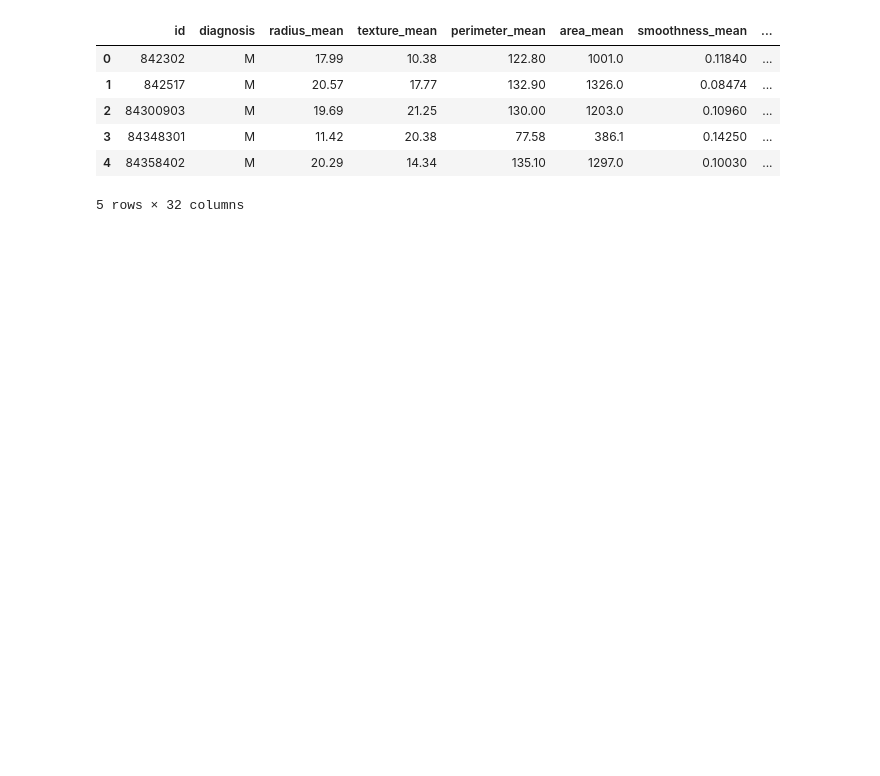
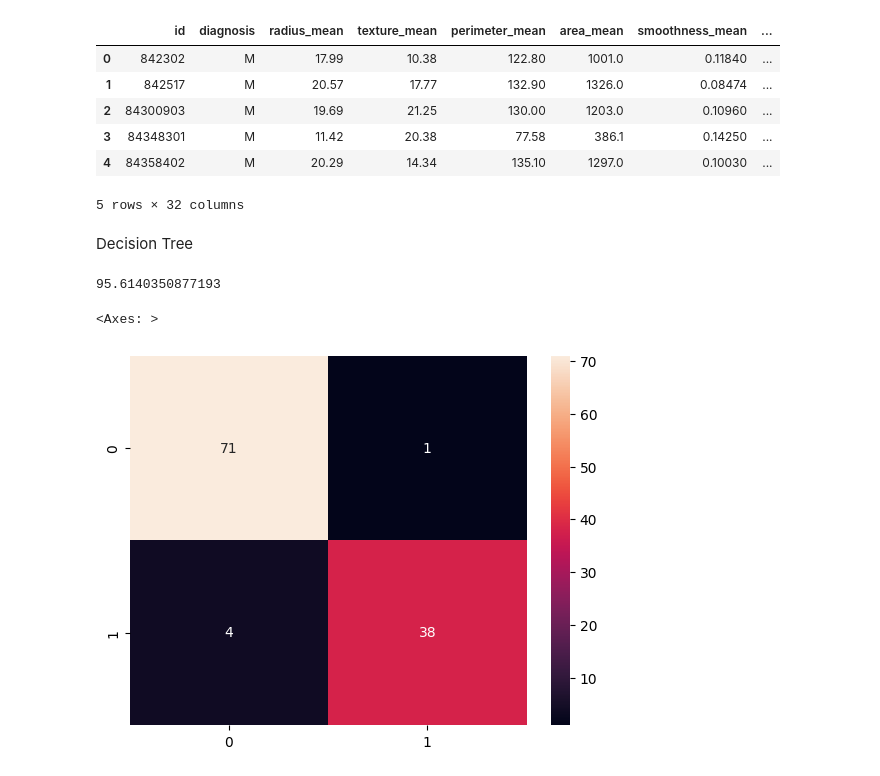
Before and after one commit to HelenZ1/Group3_Repo, a Jupyter notebook: Classification Models/Classification_models.ipynb, the cells around one changed output. Cells and saved outputs as stored; diff of their text form; code cells hidden in the pictures; blank space fills up the shorter version.

Commit message:
Implementation of decision tree and random forest model

```diff
--- a/Classification Models/Classification_models.ipynb
+++ b/Classification Models/Classification_models.ipynb
@@ -23,3 +23,19 @@ df.head()
 X=df.drop(['diagnosis'],axis=1)
 y=df['diagnosis']
 x_train, x_test, y_train, y_test = train_test_split(X, y, test_size=0.2, random_state=1)
+# %% [markdown]
+Decision Tree
+# %%
+from sklearn.tree import DecisionTreeClassifier
+DT= DecisionTreeClassifier()
+DT.fit(x_train, y_train)
+y_pred=DT.predict(x_test)
+
+cm=confusion_matrix(y_test, y_pred)
+print(accuracy_score(y_test, y_pred)*100)
+
+sns.heatmap(cm, annot=True)
+# %% [output]
+95.6140350877193
+<Axes: >
+[figure, added]
```
Also changed, not shown: parts of 2 cells of this notebook.
